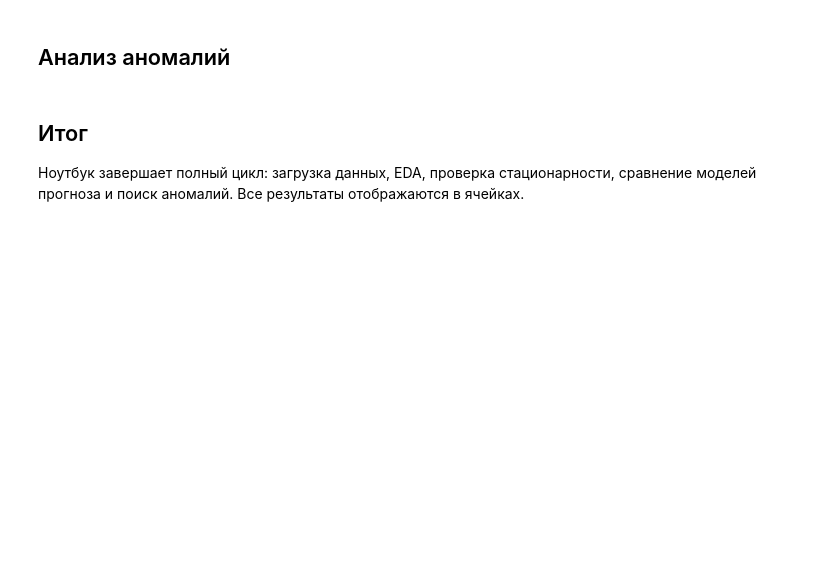
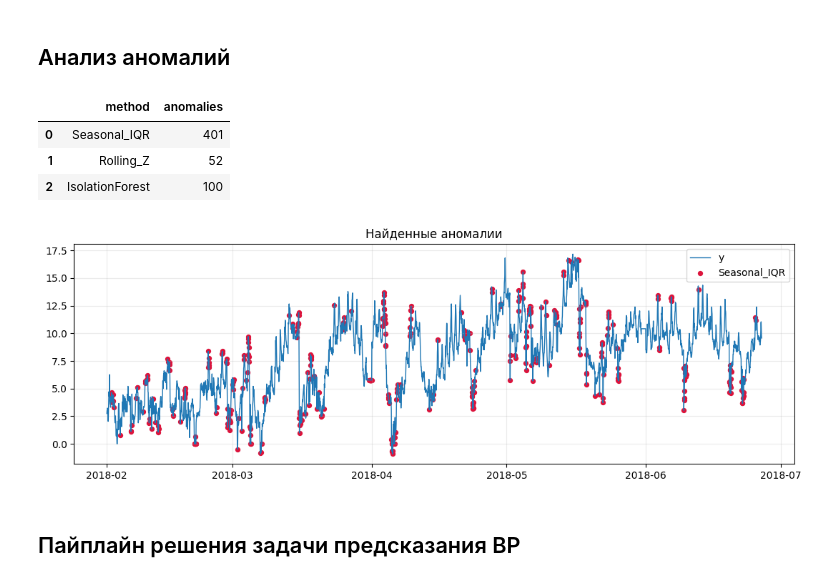
Before and after one commit to Torentine/colab-timeseries-notebooks, a Jupyter notebook: 01_etth1_time_series_colab.ipynb, the cells around one changed output. Saved outputs shown, nothing was run; the diff lists cells and outputs as text; code cells hidden in the pictures; blank space fills up the shorter version.

```diff
--- a/01_etth1_time_series_colab.ipynb
+++ b/01_etth1_time_series_colab.ipynb
@@ -246,4 +371,67 @@ plt.show()
-# %% [markdown]
-## Итог
-
-Ноутбук завершает полный цикл: загрузка данных, EDA, проверка стационарности, сравнение моделей прогноза и поиск аномалий. Все результаты отображаются в ячейках.
+# %%
+anom = df.copy() # Создание копии DataFrame для анализа аномалий
+# Применение сезонной декомпозиции STL (Seasonal-Trend decomposition using Loess) к 'y'
+# period=24 означает ежедневную сезонность (24 часа)
+# robust=True делает метод устойчивым к выбросам
+stl = STL(anom["y"], period=24, robust=True).fit()
+# Вычисление остатков (residual) после вычитания сезонной и трендовой компонент
+anom["residual"] = stl.resid
+# Вычисление первого и третьего квартилей для остатков
+q1, q3 = anom["residual"].quantile([0.25, 0.75])
+# Вычисление межквартильного диапазона (IQR)
+iqr = q3 - q1
+# Идентификация аномалий на основе IQR для сезонных остатков
+# Точки считаются аномалиями, если они выходят за пределы (Q1 - 1.5*IQR, Q3 + 1.5*IQR)
+anom["Seasonal_IQR"] = (anom["residual"] < q1 - 1.5 * iqr) | (anom["residual"] > q3 + 1.5 * iqr)
+
+# Вычисление скользящего среднего для 'y' с окном в 48 шагов (2 суток)
+rolling_mean = anom["y"].rolling(48, min_periods=24).mean()
+# Вычисление скользящего стандартного отклонения для 'y' с окном в 48 шагов
+rolling_std = anom["y"].rolling(48, min_periods=24).std()
+# Вычисление Z-оценки для каждой точки относительно скользящего среднего и стандартного отклонения
+z = (anom["y"] - rolling_mean) / rolling_std
+# Идентификация аномалий на основе Z-оценки (точки, где abs(Z) > 3)
+anom["Rolling_Z"] = z.abs() > 3
+
+# Создание признаков для модели Isolation Forest с использованием функции make_features
+iso_features = make_features(anom)[FEATURES]
+# Инициализация модели Isolation Forest
+# contamination=0.03 означает, что ожидается 3% аномалий в данных
+iso = IsolationForest(contamination=0.03, random_state=RANDOM_STATE)
+# Обучение модели и прогнозирование аномалий (-1 для аномалий, 1 для нормальных точек)
+iso_pred = iso.fit_predict(iso_features)
+# Инициализация столбца 'IsolationForest' как False
+anom["IsolationForest"] = False
+# Установка True для тех точек, которые Isolation Forest идентифицировал как аномалии
+anom.loc[iso_features.index, "IsolationForest"] = iso_pred == -1
+
+# Создание сводной таблицы с количеством аномалий, найденных каждым методом
+summary = pd.DataFrame({
+    "method": ["Seasonal_IQR", "Rolling_Z", "IsolationForest"], # Названия методов
+    "anomalies": [
+        int(anom["Seasonal_IQR"].sum()), # Количество аномалий по методу Seasonal_IQR
+        int(anom["Rolling_Z"].sum()), # Количество аномалий по методу Rolling_Z
+        int(anom["IsolationForest"].sum()), # Количество аномалий по методу IsolationForest
+    ],
+})
+display(summary) # Отображение сводной таблицы
+
+# Построение графика временного ряда с отмеченными аномалиями от Seasonal_IQR
+fig, ax = plt.subplots(figsize=(13, 4)) # Создание фигуры и осей для графика
+ax.plot(anom["ds"], anom["y"], linewidth=1, label="y") # Построение исходного ряда
+# Выбор точек, которые были идентифицированы как аномалии Seasonal_IQR
+points = anom[anom["Seasonal_IQR"]]
+# Отметка аномалий на графике красными точками
+ax.scatter(points["ds"], points["y"], color="crimson", s=18, label="Seasonal_IQR")
+ax.set_title("Найденные аномалии") # Заголовок графика
+ax.grid(alpha=0.25) # Добавление сетки
+ax.legend() # Отображение легенды
+plt.show() # Отображение графика
+# %% [output]
+|  | method | anomalies |
+| 0 | Seasonal_IQR | 401 |
+| 1 | Rolling_Z | 52 |
+| 2 | IsolationForest | 100 |
+[figure, added]
+# %% [markdown]
+## Пайплайн решения задачи предсказания ВР
```
Also changed, not shown: parts of 14 cells of this notebook, 1 other file.
